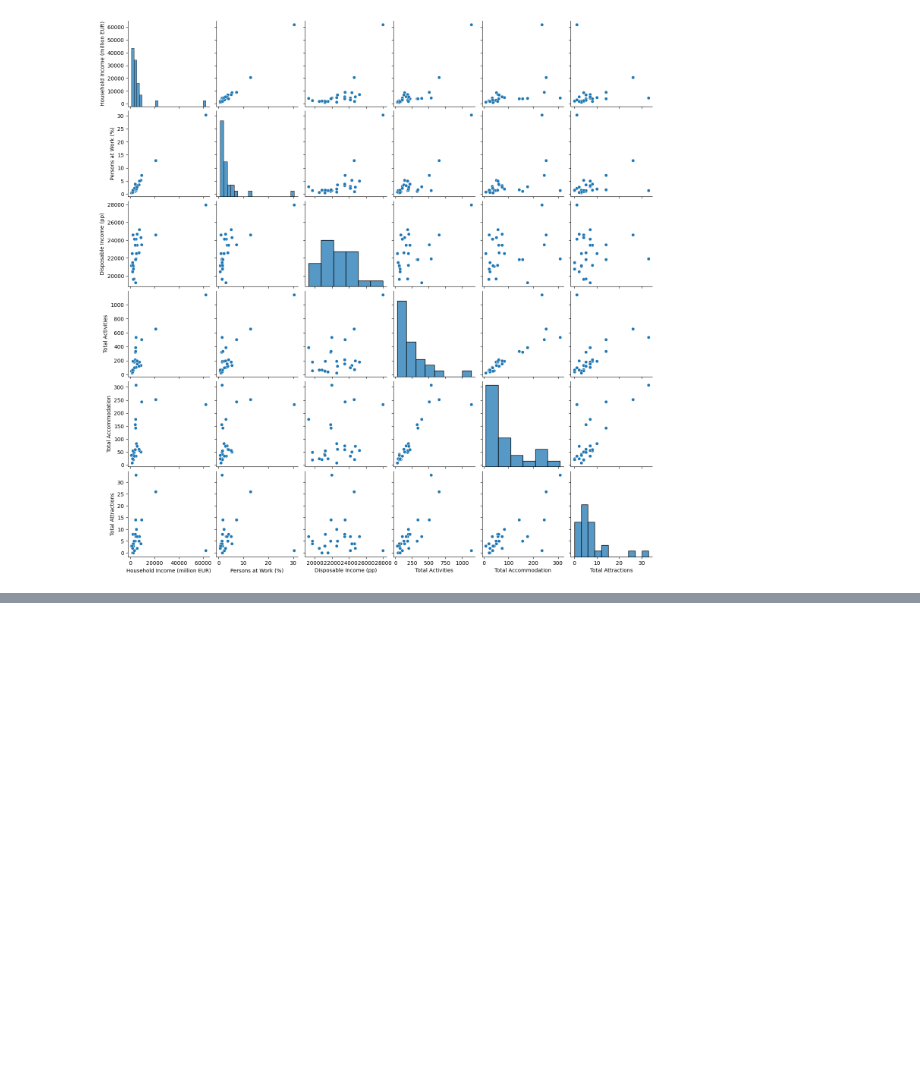
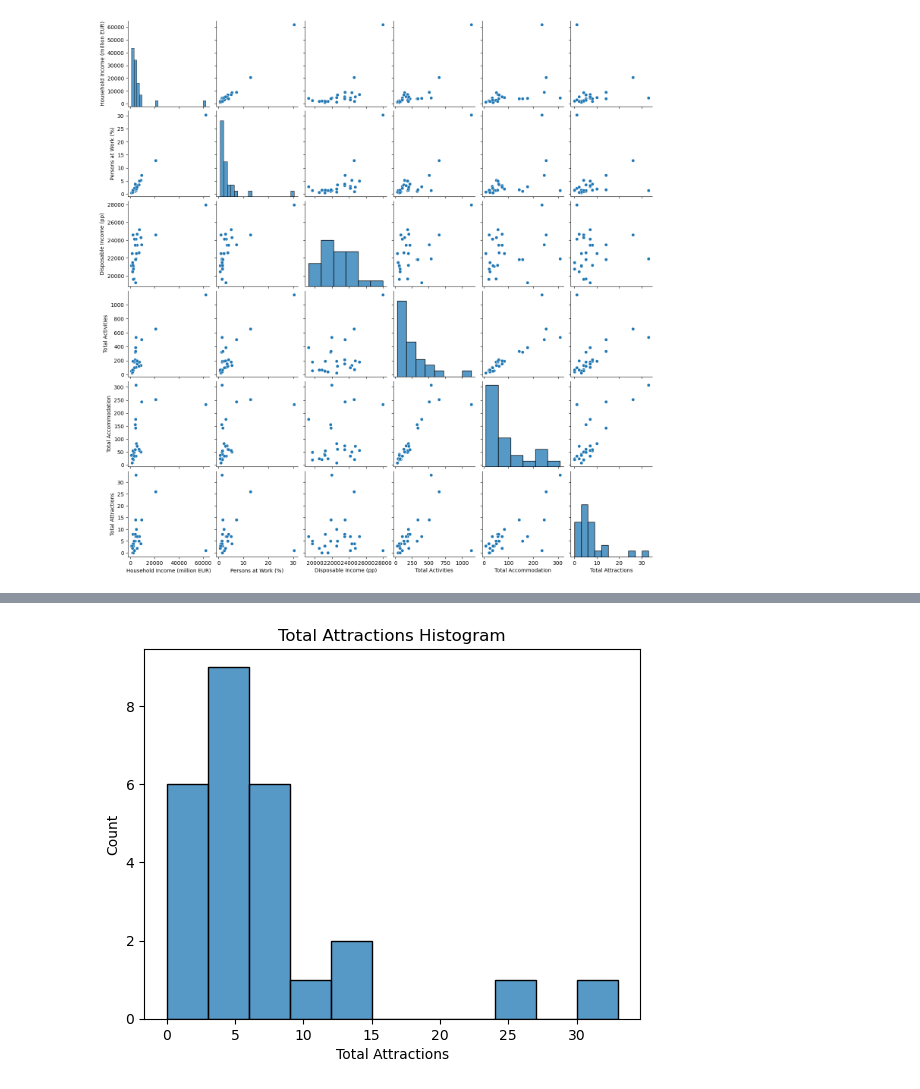
Before and after one commit to sbs22014/CA1_TourismIreland_MscDA, a Jupyter notebook: Data Clean and Merge for Project - 1.ipynb, the cells around one changed output, grey strips where cells are left out. Cells and saved outputs as stored; diff of their text form; code cells hidden in the pictures; blank space fills up the shorter version.

```diff
--- a/Data Clean and Merge for Project - 1.ipynb
+++ b/Data Clean and Merge for Project - 1.ipynb
@@ -700,0 +711,3 @@ sns.pairplot(df)
+# %%
+# Read csv file into a pandas dataframe
+df = pd.read_csv("df_merged.csv")
@@ -700,0 +845,8 @@ sns.pairplot(df)
+# %%
+# Plotting histograms to see distributions
+
+sns.histplot(data=df, x="Total Attractions")
+plt.title('Total Attractions Histogram')
+plt.show();
+# %% [output]
+[figure, added]
```
Also changed, not shown: parts of 37 cells of this notebook, 1 other file.
